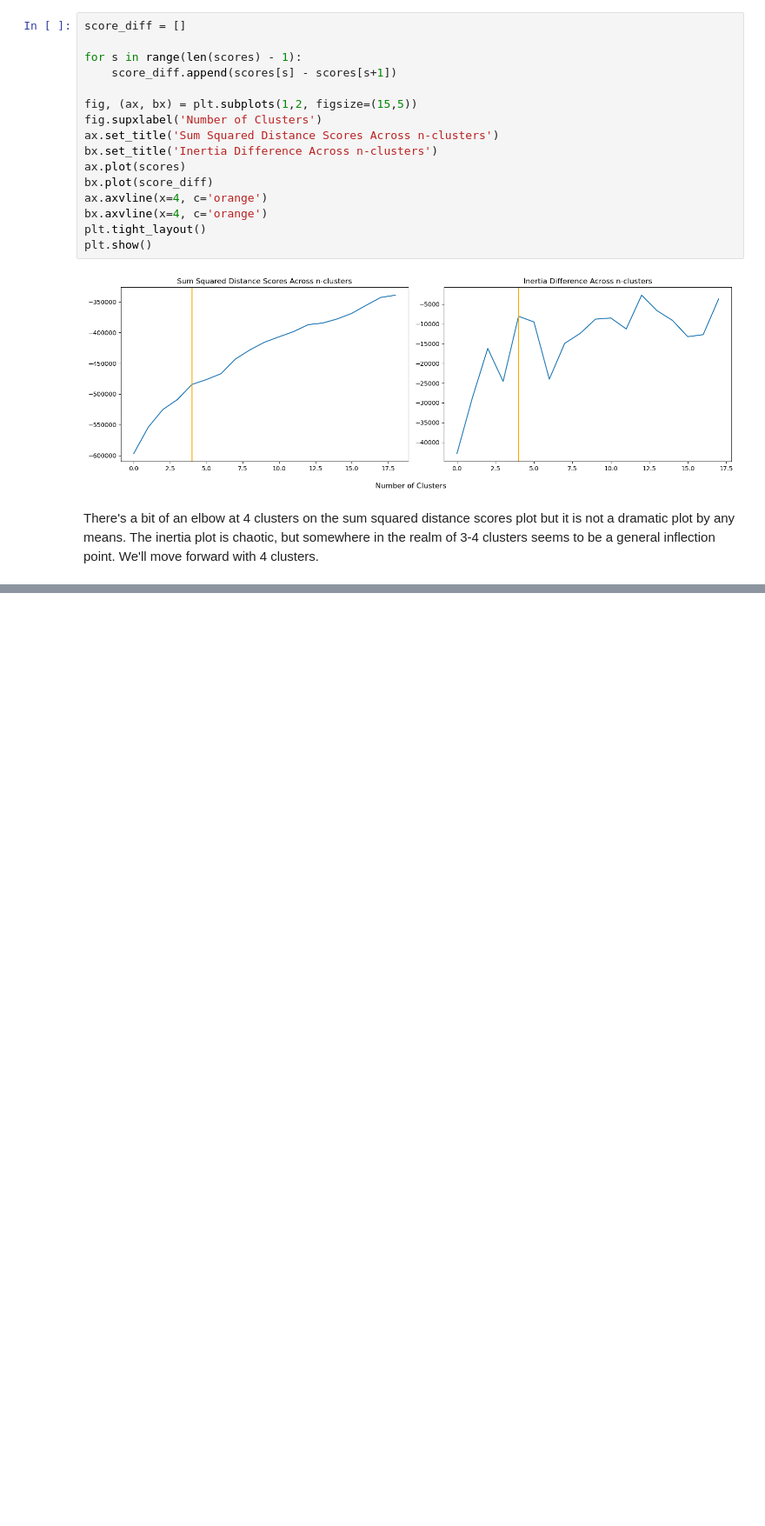
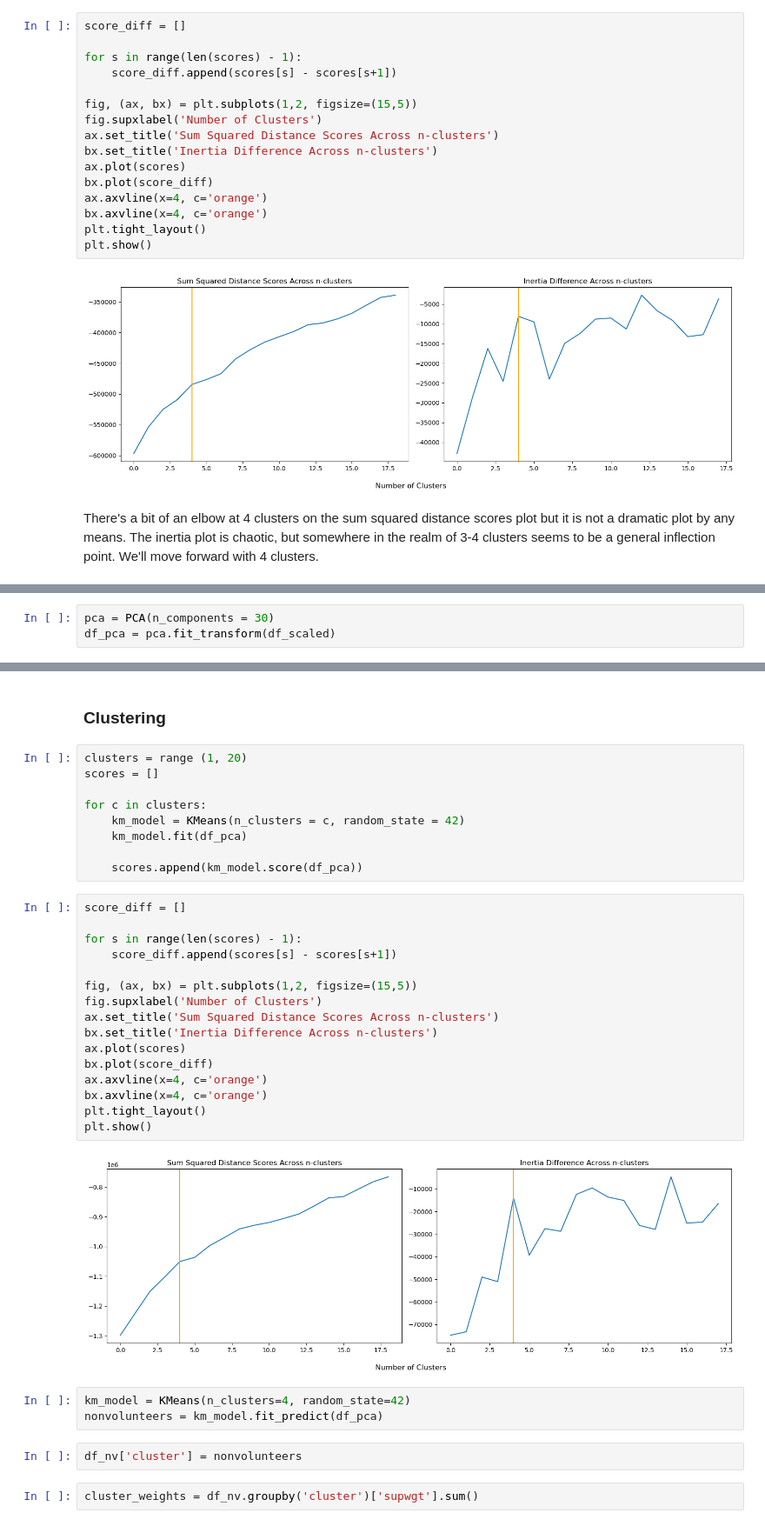
Before and after one commit to Parvus-Iosh-7253/cev-volunteer-segments, a Jupyter notebook: nbs/Model_Analysis.ipynb, the cells around one changed output, grey strips where cells are left out. Shown at 87% size. Drawn from its saved outputs; the diff is of its cells as text; blank space fills up the shorter version.

```diff
--- a/nbs/Model_Analysis.ipynb
+++ b/nbs/Model_Analysis.ipynb
@@ -199,0 +304,3 @@ volunteers = km_model.fit_predict(df_pca)
+# %%
+pca = PCA(n_components = 30)
+df_pca = pca.fit_transform(df_scaled)
@@ -199,0 +328,36 @@ volunteers = km_model.fit_predict(df_pca)
+# %% [markdown]
+### Clustering
+# %%
+clusters = range (1, 20)
+scores = []
+
+for c in clusters:
+    km_model = KMeans(n_clusters = c, random_state = 42)
+    km_model.fit(df_pca)
+
+    scores.append(km_model.score(df_pca))
+# %%
+score_diff = []
+
+for s in range(len(scores) - 1):
+    score_diff.append(scores[s] - scores[s+1])
+
+fig, (ax, bx) = plt.subplots(1,2, figsize=(15,5))
+fig.supxlabel('Number of Clusters')
+ax.set_title('Sum Squared Distance Scores Across n-clusters')
+bx.set_title('Inertia Difference Across n-clusters')
+ax.plot(scores)
+bx.plot(score_diff)
+ax.axvline(x=4, c='orange')
+bx.axvline(x=4, c='orange')
+plt.tight_layout()
+plt.show()
+# %% [output]
+[figure, added]
+# %%
+km_model = KMeans(n_clusters=4, random_state=42)
+nonvolunteers = km_model.fit_predict(df_pca)
+# %%
+df_nv['cluster'] = nonvolunteers
+# %%
+cluster_weights = df_nv.groupby('cluster')['supwgt'].sum()
```
Also changed, not shown: parts of 36 cells of this notebook.
